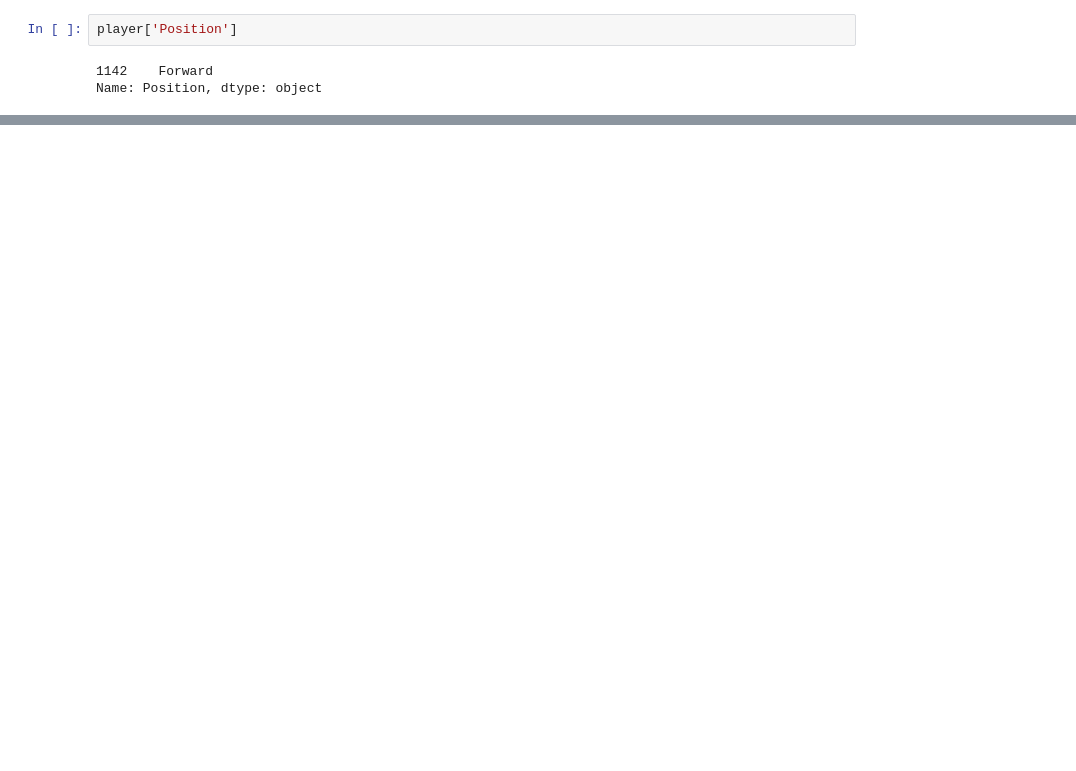
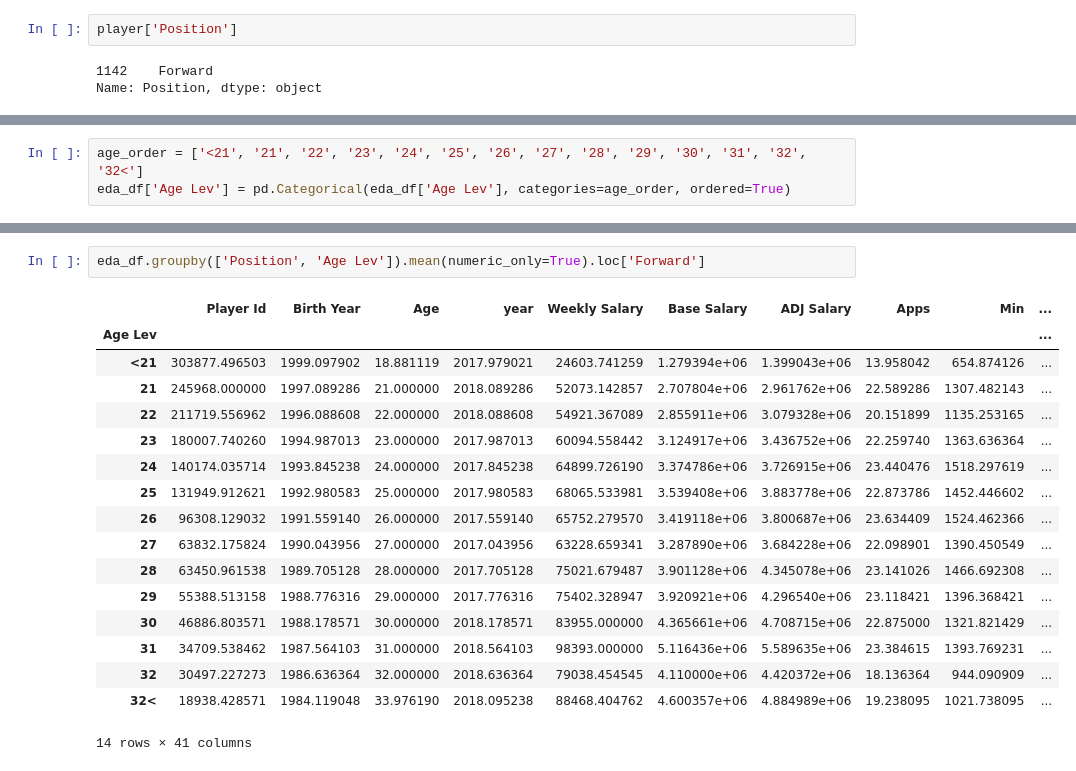
Before and after one commit to sajacaros/eda_champions, a Jupyter notebook: eda/eda.ipynb, the cells around one changed output, grey strips where cells are left out. Drawn from its saved outputs; the diff is of its cells as text; blank space fills up the shorter version.

```diff
--- a/eda/eda.ipynb
+++ b/eda/eda.ipynb
@@ -225,0 +277,3 @@ plt.subplot(3,1,3)
+# %%
+age_order = ['<21', '21', '22', '23', '24', '25', '26', '27', '28', '29', '30', '31', '32', '32<']
+eda_df['Age Lev'] = pd.Categorical(eda_df['Age Lev'], categories=age_order, ordered=True)
@@ -225,0 +300,20 @@ plt.subplot(3,1,3)
+# %%
+eda_df.groupby(['Position', 'Age Lev']).mean(numeric_only=True).loc['Forward']
+# %% [output]
+|  | Player Id | Birth Year | Age | year | Weekly Salary | Base Salary | ADJ Salary | Apps | Min | ... |
+| Age Lev |  |  |  |  |  |  |  |  |  | ... |
+| <21 | 303877.496503 | 1999.097902 | 18.881119 | 2017.979021 | 24603.741259 | 1.279394e+06 | 1.399043e+06 | 13.958042 | 654.874126 | ... |
+| 21 | 245968.000000 | 1997.089286 | 21.000000 | 2018.089286 | 52073.142857 | 2.707804e+06 | 2.961762e+06 | 22.589286 | 1307.482143 | ... |
+| 22 | 211719.556962 | 1996.088608 | 22.000000 | 2018.088608 | 54921.367089 | 2.855911e+06 | 3.079328e+06 | 20.151899 | 1135.253165 | ... |
+| 23 | 180007.740260 | 1994.987013 | 23.000000 | 2017.987013 | 60094.558442 | 3.124917e+06 | 3.436752e+06 | 22.259740 | 1363.636364 | ... |
+| 24 | 140174.035714 | 1993.845238 | 24.000000 | 2017.845238 | 64899.726190 | 3.374786e+06 | 3.726915e+06 | 23.440476 | 1518.297619 | ... |
+| 25 | 131949.912621 | 1992.980583 | 25.000000 | 2017.980583 | 68065.533981 | 3.539408e+06 | 3.883778e+06 | 22.873786 | 1452.446602 | ... |
+| 26 | 96308.129032 | 1991.559140 | 26.000000 | 2017.559140 | 65752.279570 | 3.419118e+06 | 3.800687e+06 | 23.634409 | 1524.462366 | ... |
+| 27 | 63832.175824 | 1990.043956 | 27.000000 | 2017.043956 | 63228.659341 | 3.287890e+06 | 3.684228e+06 | 22.098901 | 1390.450549 | ... |
+| 28 | 63450.961538 | 1989.705128 | 28.000000 | 2017.705128 | 75021.679487 | 3.901128e+06 | 4.345078e+06 | 23.141026 | 1466.692308 | ... |
+| 29 | 55388.513158 | 1988.776316 | 29.000000 | 2017.776316 | 75402.328947 | 3.920921e+06 | 4.296540e+06 | 23.118421 | 1396.368421 | ... |
+| 30 | 46886.803571 | 1988.178571 | 30.000000 | 2018.178571 | 83955.000000 | 4.365661e+06 | 4.708715e+06 | 22.875000 | 1321.821429 | ... |
+| 31 | 34709.538462 | 1987.564103 | 31.000000 | 2018.564103 | 98393.000000 | 5.116436e+06 | 5.589635e+06 | 23.384615 | 1393.769231 | ... |
+| 32 | 30497.227273 | 1986.636364 | 32.000000 | 2018.636364 | 79038.454545 | 4.110000e+06 | 4.420372e+06 | 18.136364 | 944.090909 | ... |
+| 32< | 18938.428571 | 1984.119048 | 33.976190 | 2018.095238 | 88468.404762 | 4.600357e+06 | 4.884989e+06 | 19.238095 | 1021.738095 | ... |
+14 rows × 41 columns
```
Also changed, not shown: parts of 17 cells of this notebook, 5 other files.
